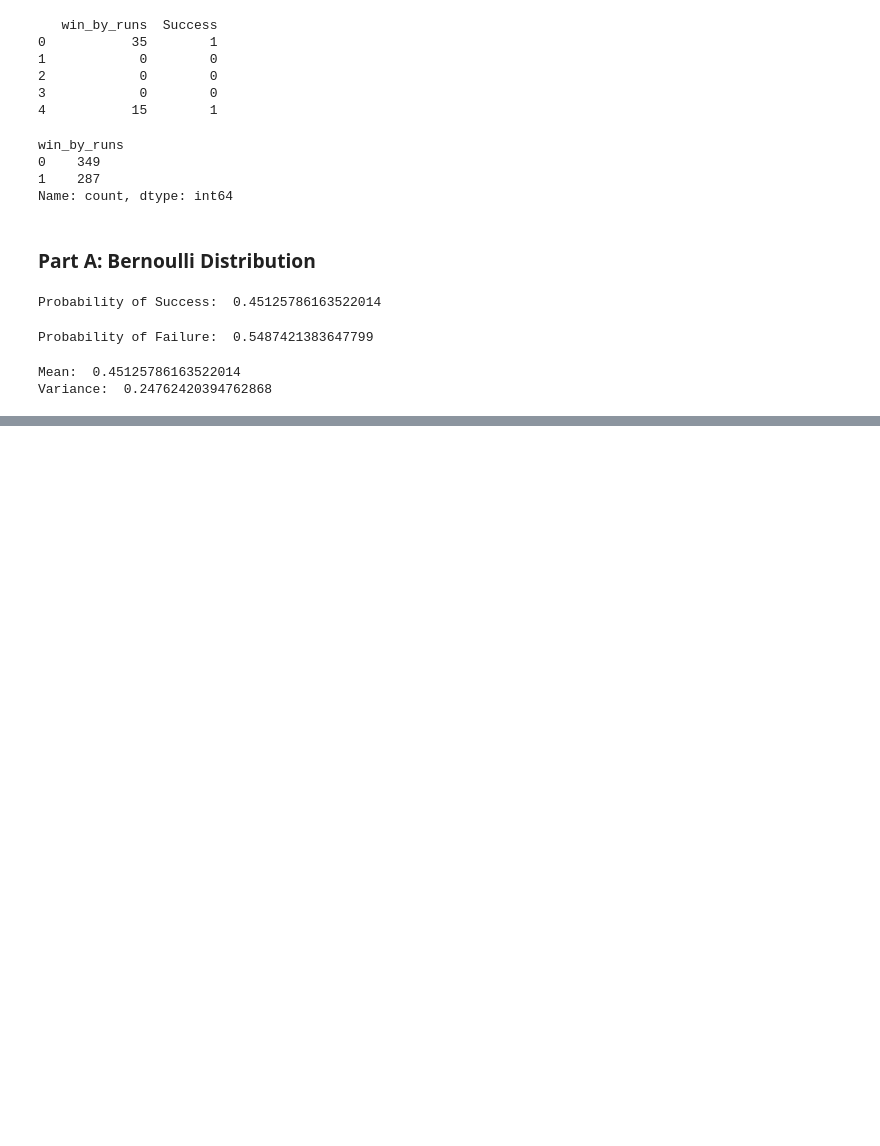
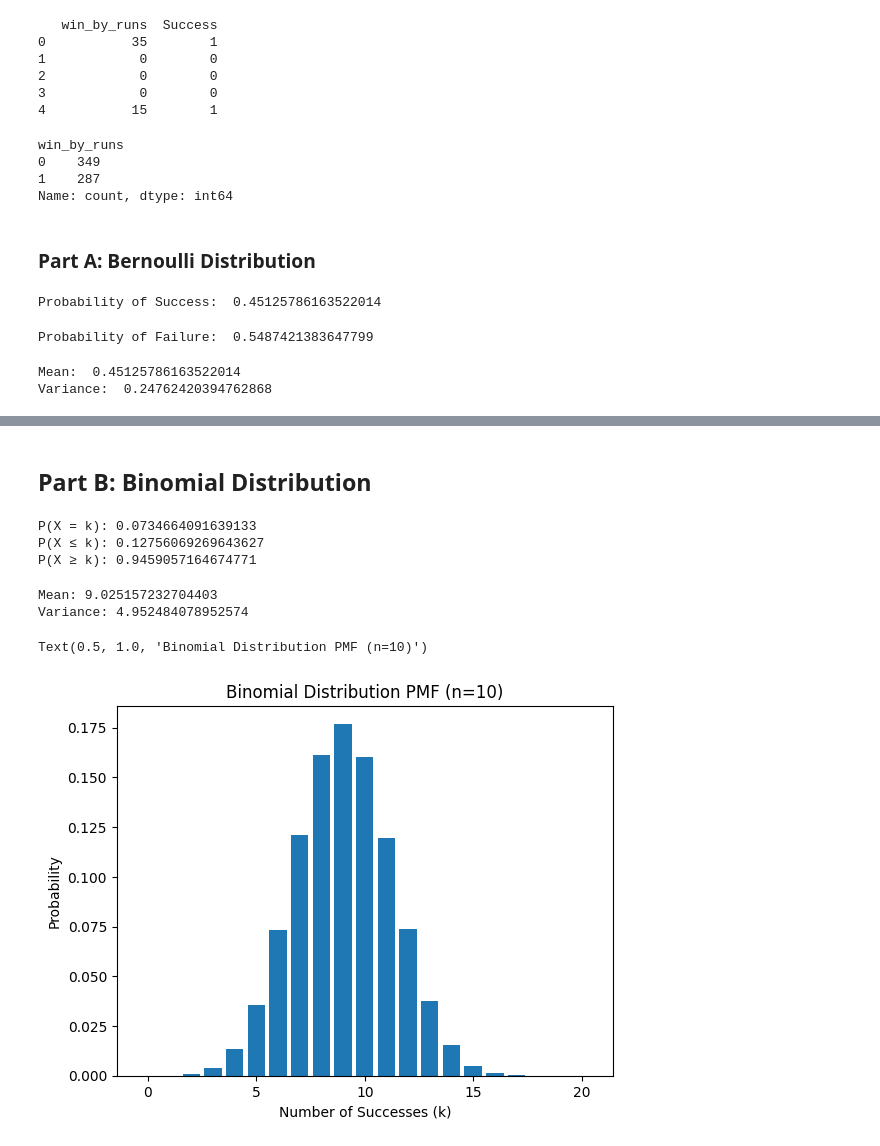
Before and after one commit to BilalWazir033/DataScience, a Jupyter notebook: Lab03/Lab03_Assignment.ipynb, the cells around one changed output, grey strips where cells are left out. Cells and saved outputs as stored; diff of their text form; code cells hidden in the pictures; blank space fills up the shorter version.

```diff
--- a/Lab03/Lab03_Assignment.ipynb
+++ b/Lab03/Lab03_Assignment.ipynb
@@ -119,0 +151,5 @@ Variance:  0.24762420394762868
+# %% [markdown]
+## Part B: Binomial Distribution
+# %%
+n=20
+p=win_data.mean()
@@ -119,0 +163,24 @@ Variance:  0.24762420394762868
+# %%
+print("P(X = k):", exact_prob)
+print("P(X ≤ k):", atmost_prob)
+print("P(X ≥ k):", atleast_prob)
+# %% [output]
+P(X = k): 0.0734664091639133
+P(X ≤ k): 0.12756069269643627
+P(X ≥ k): 0.9459057164674771
+# %%
+# Mean and Variance
+mean_binomial = n * p
+variance_binomial = n * p * (1 - p)
+
+print("Mean:", mean_binomial)
+print("Variance:", variance_binomial)
+# %% [output]
+Mean: 9.025157232704403
+Variance: 4.952484078952574
+# %%
+# Binomial PMF
+import numpy as np
+
+k_values = np.arange(0, n+1)
+pmf_values = binom.pmf(k_values, n, p)
@@ -119,0 +189,9 @@ Variance:  0.24762420394762868
+# %%
+plt.bar(k_values, pmf_values)
+
+plt.xlabel("Number of Successes (k)")
+plt.ylabel("Probability")
+plt.title("Binomial Distribution PMF (n=10)")
+# %% [output]
+Text(0.5, 1.0, 'Binomial Distribution PMF (n=10)')
+[figure, added]
```
Also changed, not shown: parts of 7 cells of this notebook.
